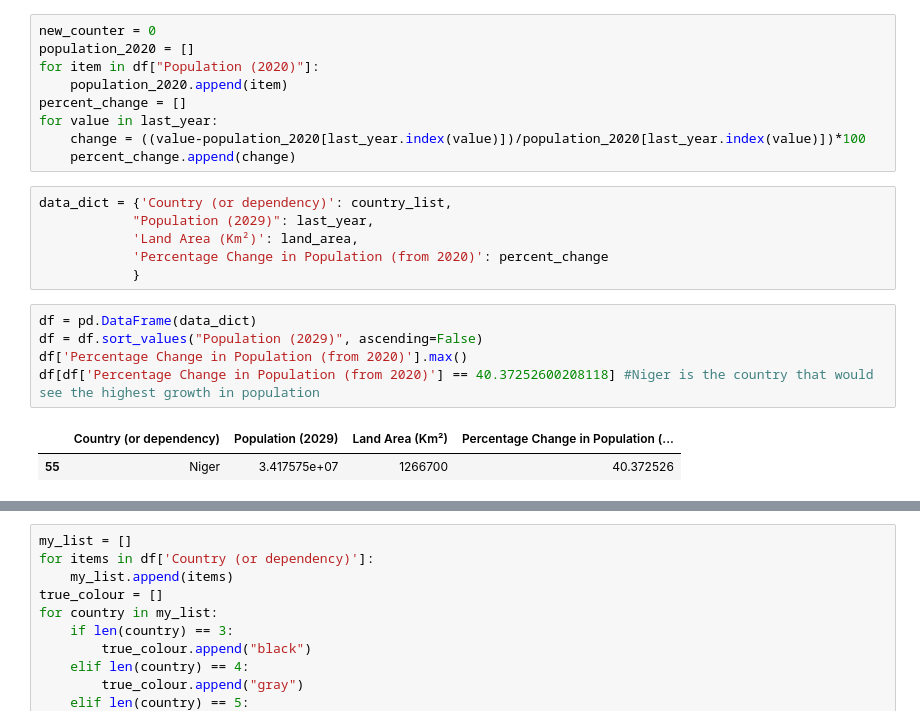
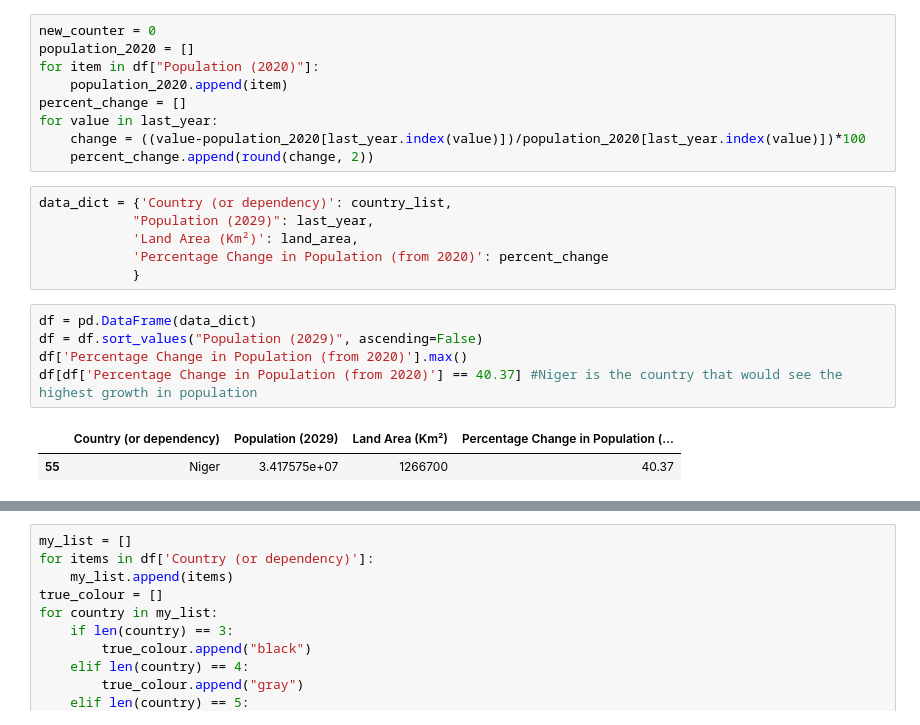
Before and after one commit to TheRealGeeBee/World-Population-Forecast, a Jupyter notebook: World_Population (2029).ipynb, the cells around one changed output, grey strips where cells are left out. Saved outputs shown, nothing was run; the diff lists cells and outputs as text.

```diff
--- a/World_Population (2029).ipynb
+++ b/World_Population (2029).ipynb
@@ -165,7 +165,7 @@ for item in df["Population (2020)"]:
 percent_change = []
 for value in last_year:
     change = ((value-population_2020[last_year.index(value)])/population_2020[last_year.index(value)])*100
-    percent_change.append(change)
+    percent_change.append(round(change, 2))
 # %%
 data_dict = {'Country (or dependency)': country_list,
             "Population (2029)": last_year,
@@ -175,8 +175,8 @@ data_dict = {'Country (or dependency)': country_list,
 # %%
 df = pd.DataFrame(data_dict)
 df = df.sort_values("Population (2029)", ascending=False)
 df['Percentage Change in Population (from 2020)'].max()
-df[df['Percentage Change in Population (from 2020)'] == 40.37252600208118] #Niger is the country that would see the highest growth in population
+df[df['Percentage Change in Population (from 2020)'] == 40.37] #Niger is the country that would see the highest growth in population
 # %% [output]
 |  | Country (or dependency) | Population (2029) | Land Area (Km²) | Percentage Change in Population (... |
-| 55 | Niger | 3.417575e+07 | 1266700 | 40.372526 |
+| 55 | Niger | 3.417575e+07 | 1266700 | 40.37 |
```
Also changed, not shown: parts of 5 cells of this notebook.
